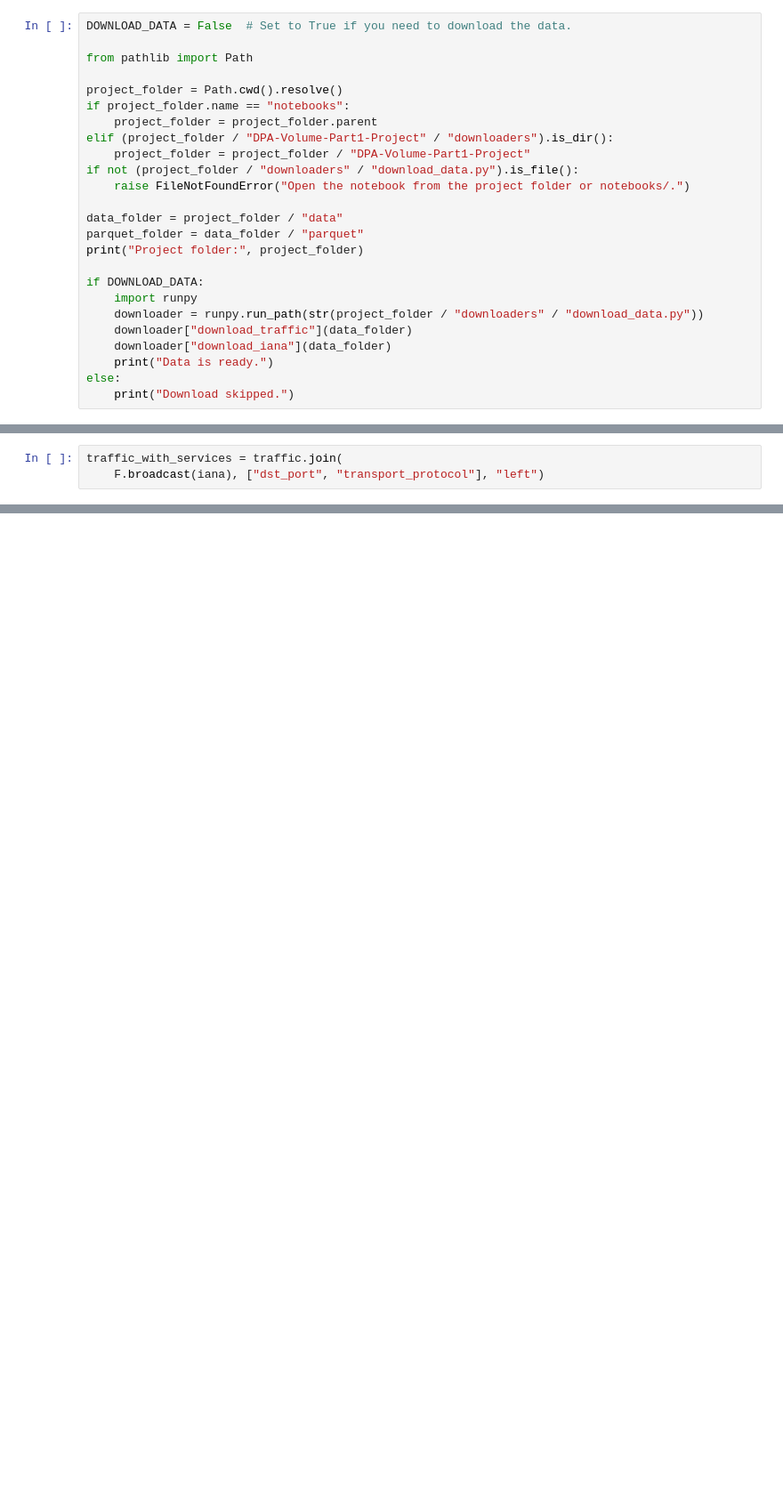
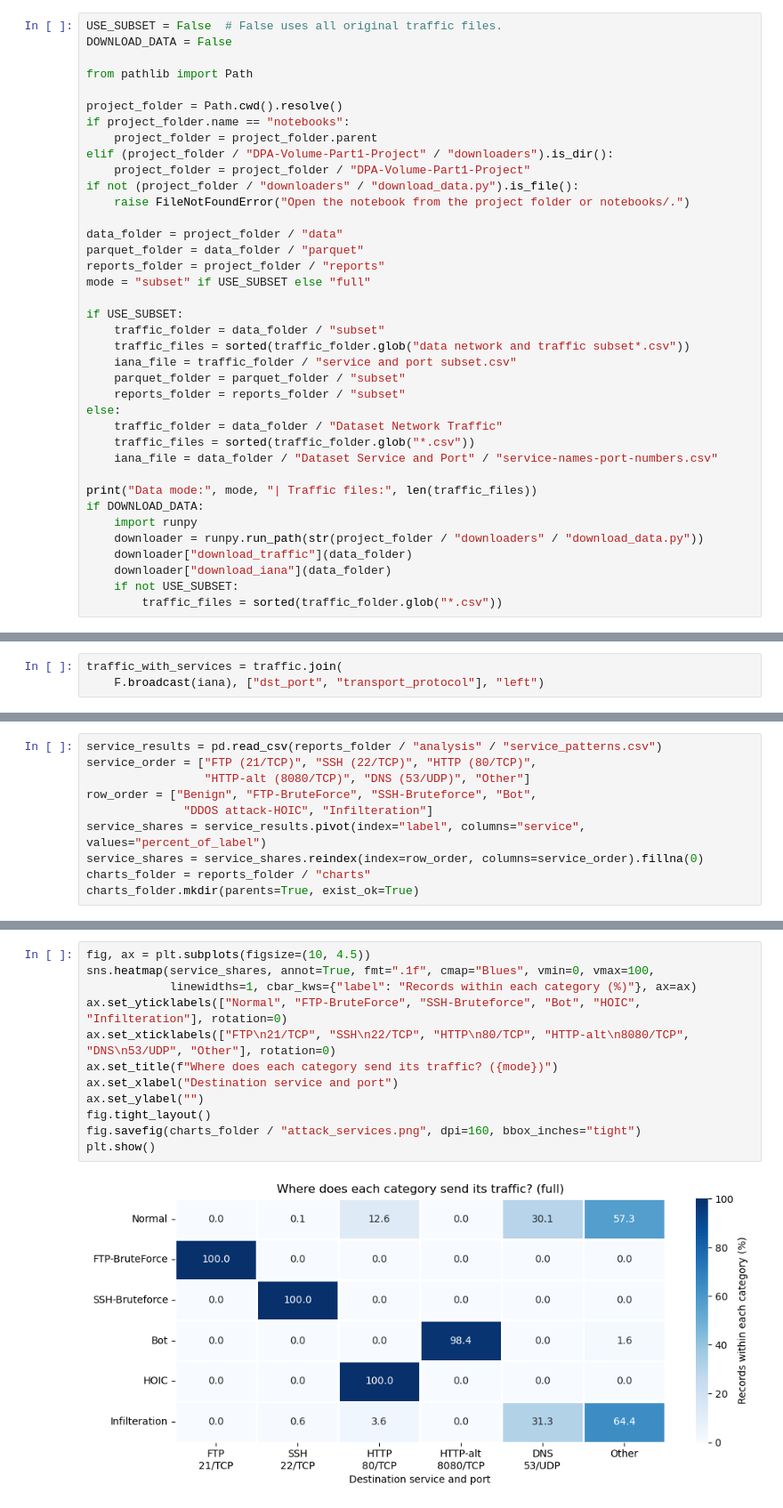
Before and after one commit to waleedm96/DPA-Cybersecurity-Analysis, a Jupyter notebook: notebooks/DPA_Volume_Part1.ipynb, the cells around one changed output, grey strips where cells are left out. Shown at 89% size. Cells and saved outputs as stored; diff of their text form; blank space fills up the shorter version.

Commit message:
Complete volume analysis pipeline, environment setup, downloaders, and Tex report

```diff
--- a/notebooks/DPA_Volume_Part1.ipynb
+++ b/notebooks/DPA_Volume_Part1.ipynb
@@ -24,5 +18,6 @@ Set `DOWNLOAD_DATA = True` to download them. Existing nonempty files are skipped
 # %%
-DOWNLOAD_DATA = False  # Set to True if you need to download the data.
+USE_SUBSET = False  # False uses all original traffic files.
+DOWNLOAD_DATA = False
 
 from pathlib import Path
 
@@ -36,14 +31,26 @@ if not (project_folder / "downloaders" / "download_data.py").is_file():
 
 data_folder = project_folder / "data"
 parquet_folder = data_folder / "parquet"
-print("Project folder:", project_folder)
+reports_folder = project_folder / "reports"
+mode = "subset" if USE_SUBSET else "full"
 
+if USE_SUBSET:
+    traffic_folder = data_folder / "subset"
+    traffic_files = sorted(traffic_folder.glob("data network and traffic subset*.csv"))
+    iana_file = traffic_folder / "service and port subset.csv"
+    parquet_folder = parquet_folder / "subset"
+    reports_folder = reports_folder / "subset"
+else:
+    traffic_folder = data_folder / "Dataset Network Traffic"
+    traffic_files = sorted(traffic_folder.glob("*.csv"))
+    iana_file = data_folder / "Dataset Service and Port" / "service-names-port-numbers.csv"
+
+print("Data mode:", mode, "| Traffic files:", len(traffic_files))
 if DOWNLOAD_DATA:
     import runpy
     downloader = runpy.run_path(str(project_folder / "downloaders" / "download_data.py"))
     downloader["download_traffic"](data_folder)
     downloader["download_iana"](data_folder)
-    print("Data is ready.")
-else:
-    print("Download skipped.")
+    if not USE_SUBSET:
+        traffic_files = sorted(traffic_folder.glob("*.csv"))
 # %% [output]
@@ -922,0 +1102,10 @@ After these checks pass, Step 5 is complete. Use `final_traffic` for the researc
+# %%
+service_results = pd.read_csv(reports_folder / "analysis" / "service_patterns.csv")
+service_order = ["FTP (21/TCP)", "SSH (22/TCP)", "HTTP (80/TCP)",
+                 "HTTP-alt (8080/TCP)", "DNS (53/UDP)", "Other"]
+row_order = ["Benign", "FTP-BruteForce", "SSH-Bruteforce", "Bot",
+              "DDOS attack-HOIC", "Infilteration"]
+service_shares = service_results.pivot(index="label", columns="service", values="percent_of_label")
+service_shares = service_shares.reindex(index=row_order, columns=service_order).fillna(0)
+charts_folder = reports_folder / "charts"
+charts_folder.mkdir(parents=True, exist_ok=True)
@@ -922,0 +1116,14 @@ After these checks pass, Step 5 is complete. Use `final_traffic` for the researc
+# %%
+fig, ax = plt.subplots(figsize=(10, 4.5))
+sns.heatmap(service_shares, annot=True, fmt=".1f", cmap="Blues", vmin=0, vmax=100,
+            linewidths=1, cbar_kws={"label": "Records within each category (%)"}, ax=ax)
+ax.set_yticklabels(["Normal", "FTP-BruteForce", "SSH-Bruteforce", "Bot", "HOIC", "Infilteration"], rotation=0)
+ax.set_xticklabels(["FTP\n21/TCP", "SSH\n22/TCP", "HTTP\n80/TCP", "HTTP-alt\n8080/TCP", "DNS\n53/UDP", "Other"], rotation=0)
+ax.set_title(f"Where does each category send its traffic? ({mode})")
+ax.set_xlabel("Destination service and port")
+ax.set_ylabel("")
+fig.tight_layout()
+fig.savefig(charts_folder / "attack_services.png", dpi=160, bbox_inches="tight")
+plt.show()
+# %% [output]
+[figure, added]
```
Also changed, not shown: parts of 94 cells of this notebook, 12 other files.
